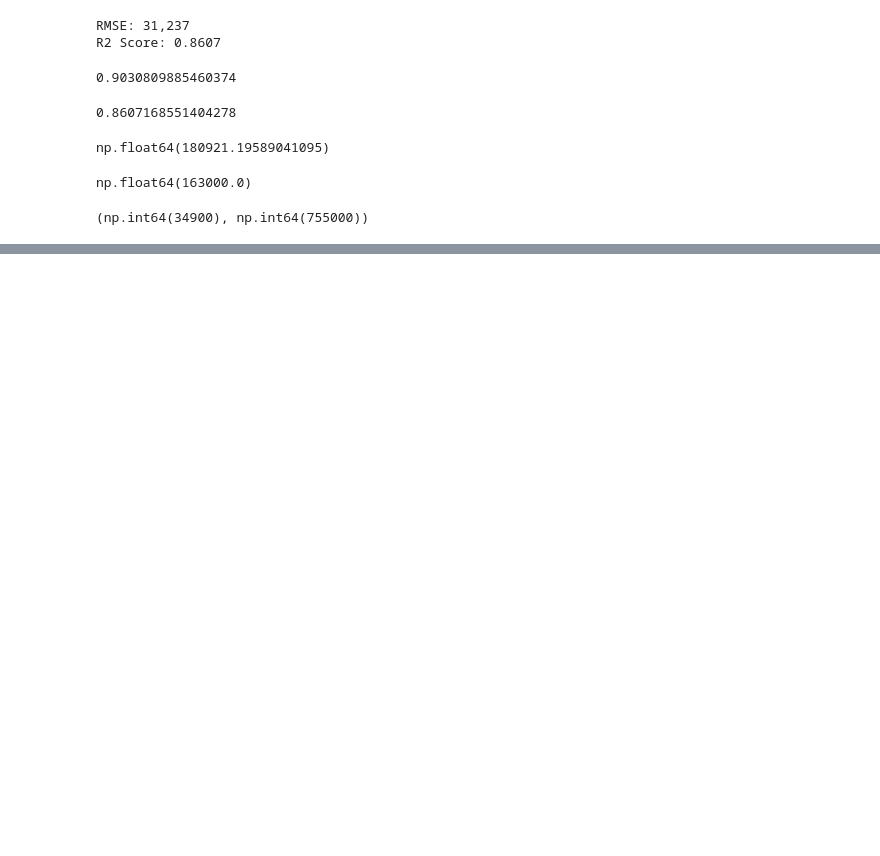
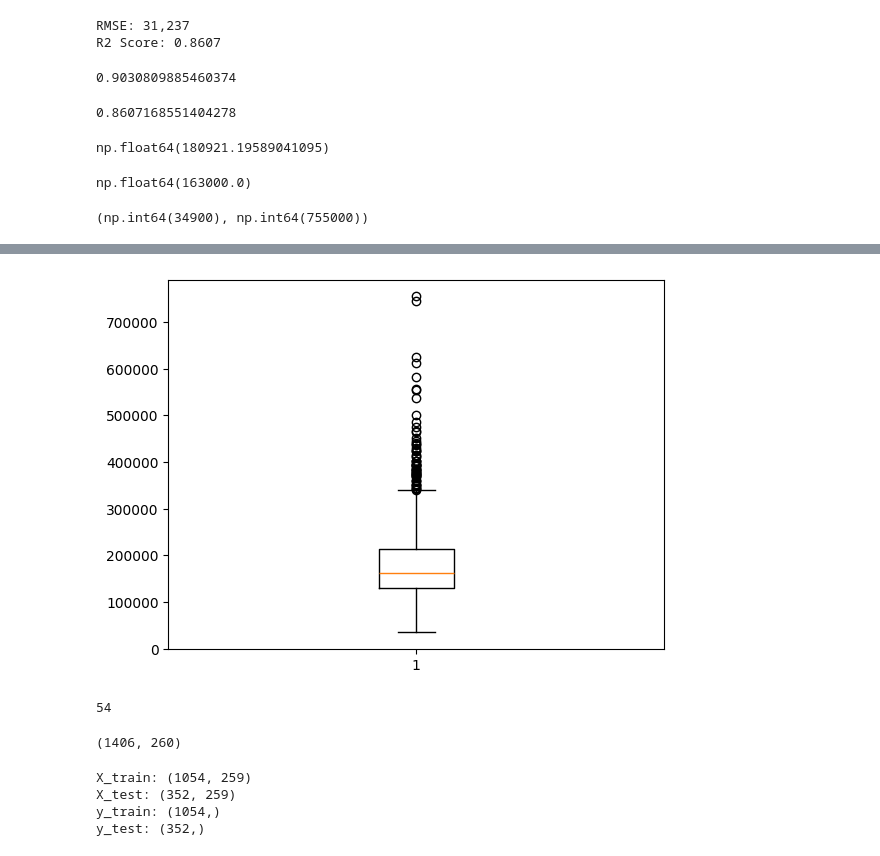
Before and after one commit to KashishNankani/house-price-prediction, a Jupyter notebook: exploration.ipynb, the cells around one changed output, grey strips where cells are left out. Drawn from its saved outputs; the diff is of its cells as text; code cells hidden in the pictures; blank space fills up the shorter version.

```diff
--- a/exploration.ipynb
+++ b/exploration.ipynb
@@ -503,0 +521,14 @@ df["SalePrice"].min(), df["SalePrice"].max()
+# %%
+plt.boxplot(df["SalePrice"])
+plt.show()
+# %% [output]
+[figure, added]
+# %%
+print((df['SalePrice'] > 350000).sum())
+# %% [output]
+54
+# %%
+df = df[df['SalePrice'] <= 350000]
+print(df.shape)
+# %% [output]
+(1406, 260)
@@ -503,0 +540,10 @@ df["SalePrice"].min(), df["SalePrice"].max()
+# %%
+print("X_train:", X_train.shape)
+print("X_test:", X_test.shape)
+print("y_train:", y_train.shape)
+print("y_test:", y_test.shape)
+# %% [output]
+X_train: (1054, 259)
+X_test: (352, 259)
+y_train: (1054,)
+y_test: (352,)
```
Also changed, not shown: parts of 9 cells of this notebook.
